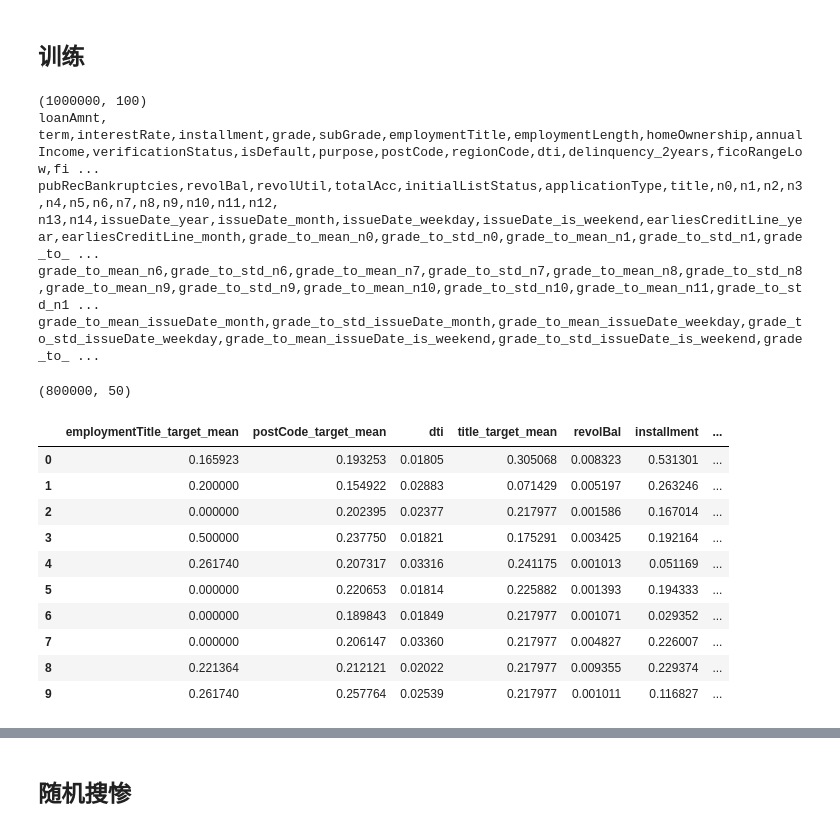
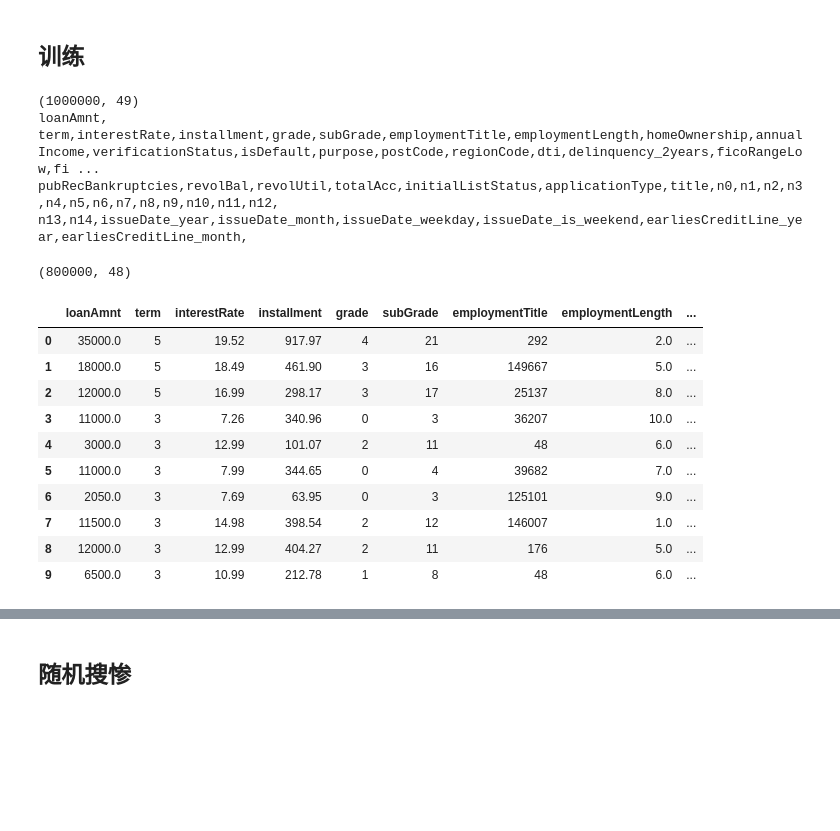
Before and after one commit to zhiqiang00/game, a Jupyter notebook: 金融风险预测赛/train_gbm.ipynb, the cells around one changed output, grey strips where cells are left out. Cells and saved outputs as stored; diff of their text form; code cells hidden in the pictures; blank space fills up the shorter version.

```diff
--- a/金融风险预测赛/train_gbm.ipynb
+++ b/金融风险预测赛/train_gbm.ipynb
@@ -31,44 +31,41 @@ pd.set_option('display.max_colwidth', None)
 # %% [markdown]
 ## 训练
 # %%
-data = pd.read_csv('./data/data_processed_v8.csv')
+data = pd.read_csv('./data/data_processed_v6_1.csv')
 print(data.shape)
 for f in range(len(data.columns)):
     print(data.columns[f], end=",")
     if f % 20 == 0:
         print()
 
-# features = [f for f in data.columns if f not in ["id", "isDefault", "earliesCreditLine", "policyCode", "issueDate"]]
-features = used_features
+features = [f for f in data.columns if f not in ["id", "isDefault", "earliesCreditLine", "policyCode", "issueDate"]]
 train_size = 800000
 target = data.iloc[:train_size, :]['isDefault']
 data = data[features]
 train_data = data.iloc[:train_size, :]
 test_data = data.iloc[train_size:, :]
 
 display(train_data.shape)
 display(train_data.head(10))
 # display(test_data.shape)
 # display(test_data.head(10))
 # display(target.shape)
 # display(target.head(10))
 # %% [output]
-(1000000, 100)
+(1000000, 49)
 loanAmnt,
 term,interestRate,installment,grade,subGrade,employmentTitle,employmentLength,homeOwnership,annualIncome,verificationStatus,isDefault,purpose,postCode,regionCode,dti,delinquency_2years,ficoRangeLow,fi ...
 pubRecBankruptcies,revolBal,revolUtil,totalAcc,initialListStatus,applicationType,title,n0,n1,n2,n3,n4,n5,n6,n7,n8,n9,n10,n11,n12,
-n13,n14,issueDate_year,issueDate_month,issueDate_weekday,issueDate_is_weekend,earliesCreditLine_year,earliesCreditLine_month,grade_to_mean_n0,grade_to_std_n0,grade_to_mean_n1,grade_to_std_n1,grade_to_ ...
-grade_to_mean_n6,grade_to_std_n6,grade_to_mean_n7,grade_to_std_n7,grade_to_mean_n8,grade_to_std_n8,grade_to_mean_n9,grade_to_std_n9,grade_to_mean_n10,grade_to_std_n10,grade_to_mean_n11,grade_to_std_n1 ...
-grade_to_mean_issueDate_month,grade_to_std_issueDate_month,grade_to_mean_issueDate_weekday,grade_to_std_issueDate_weekday,grade_to_mean_issueDate_is_weekend,grade_to_std_issueDate_is_weekend,grade_to_ ...
+n13,n14,issueDate_year,issueDate_month,issueDate_weekday,issueDate_is_weekend,earliesCreditLine_year,earliesCreditLine_month,
-(800000, 50)
+(800000, 48)
-|  | employmentTitle_target_mean | postCode_target_mean | dti | title_target_mean | revolBal | installment | ... |
-| 0 | 0.165923 | 0.193253 | 0.01805 | 0.305068 | 0.008323 | 0.531301 | ... |
-| 1 | 0.200000 | 0.154922 | 0.02883 | 0.071429 | 0.005197 | 0.263246 | ... |
-| 2 | 0.000000 | 0.202395 | 0.02377 | 0.217977 | 0.001586 | 0.167014 | ... |
-| 3 | 0.500000 | 0.237750 | 0.01821 | 0.175291 | 0.003425 | 0.192164 | ... |
-| 4 | 0.261740 | 0.207317 | 0.03316 | 0.241175 | 0.001013 | 0.051169 | ... |
-| 5 | 0.000000 | 0.220653 | 0.01814 | 0.225882 | 0.001393 | 0.194333 | ... |
-| 6 | 0.000000 | 0.189843 | 0.01849 | 0.217977 | 0.001071 | 0.029352 | ... |
-| 7 | 0.000000 | 0.206147 | 0.03360 | 0.217977 | 0.004827 | 0.226007 | ... |
-| 8 | 0.221364 | 0.212121 | 0.02022 | 0.217977 | 0.009355 | 0.229374 | ... |
-| 9 | 0.261740 | 0.257764 | 0.02539 | 0.217977 | 0.001011 | 0.116827 | ... |
+|  | loanAmnt | term | interestRate | installment | grade | subGrade | employmentTitle | employmentLength | ... |
+| 0 | 35000.0 | 5 | 19.52 | 917.97 | 4 | 21 | 292 | 2.0 | ... |
+| 1 | 18000.0 | 5 | 18.49 | 461.90 | 3 | 16 | 149667 | 5.0 | ... |
+| 2 | 12000.0 | 5 | 16.99 | 298.17 | 3 | 17 | 25137 | 8.0 | ... |
+| 3 | 11000.0 | 3 | 7.26 | 340.96 | 0 | 3 | 36207 | 10.0 | ... |
+| 4 | 3000.0 | 3 | 12.99 | 101.07 | 2 | 11 | 48 | 6.0 | ... |
+| 5 | 11000.0 | 3 | 7.99 | 344.65 | 0 | 4 | 39682 | 7.0 | ... |
+| 6 | 2050.0 | 3 | 7.69 | 63.95 | 0 | 3 | 125101 | 9.0 | ... |
+| 7 | 11500.0 | 3 | 14.98 | 398.54 | 2 | 12 | 146007 | 1.0 | ... |
+| 8 | 12000.0 | 3 | 12.99 | 404.27 | 2 | 11 | 176 | 5.0 | ... |
+| 9 | 6500.0 | 3 | 10.99 | 212.78 | 1 | 8 | 48 | 6.0 | ... |
```
Also changed, not shown: parts of 6 cells of this notebook, 3 other files.
